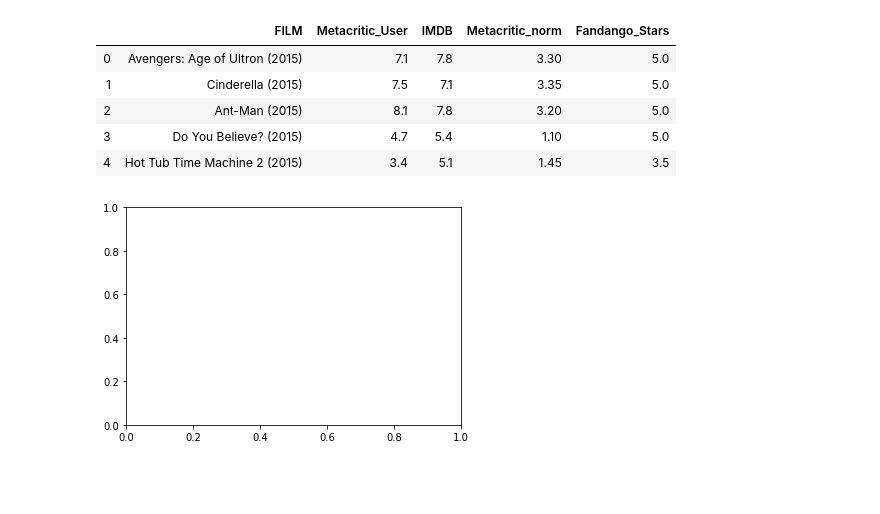
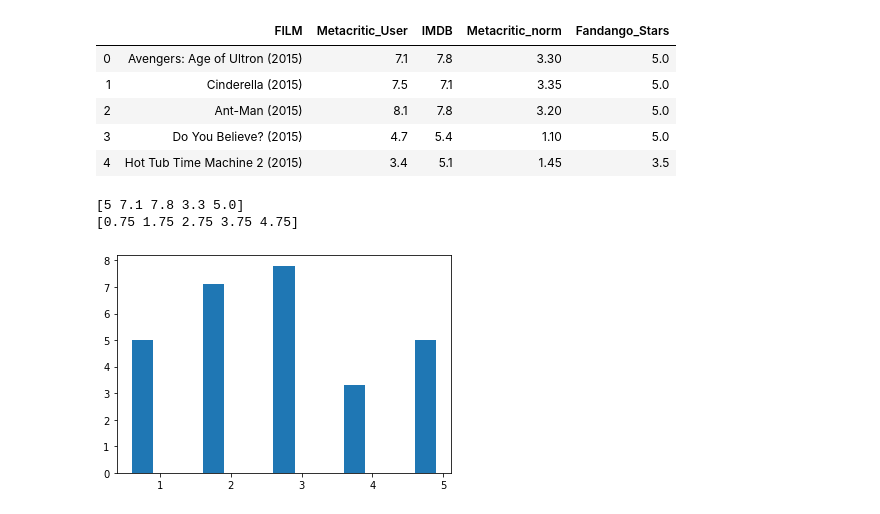
Before and after one commit to TOMMYWHY/python_advance_learning, a Jupyter notebook: 020_dataMining/matplotlib_learning02.ipynb, the cells around one changed output. Drawn from its saved outputs; the diff is of its cells as text; code cells hidden in the pictures; blank space fills up the shorter version.

```diff
--- a/020_dataMining/matplotlib_learning02.ipynb
+++ b/020_dataMining/matplotlib_learning02.ipynb
@@ -75,13 +74,16 @@ norm_reviews.head(5)
 | 3 | Do You Believe? (2015) | 4.7 | 5.4 | 1.10 | 5.0 |
 | 4 | Hot Tub Time Machine 2 (2015) | 3.4 | 5.1 | 1.45 | 3.5 |
 # %%
-bar_heights= norm_reviews.loc[0,num_cols].values
-# print(type(bar_heights))
+bar_heights= norm_reviews.loc[0,num_cols].values # 尴尬， 不知道为什么list第一个元素 是 字符串
+bar_heights[0]= 5
+print(bar_heights)
 bar_postions = np.arange(5)+0.75
-# print(type(bar_postions))
+print(bar_postions)
 fig = plt.figure()
 ax1 = fig.add_subplot()
-# ax.bar(bar_postions,bar_heights,0.3)   # error ??????
+ax1.bar( bar_postions,bar_heights,0.3)
 plt.show()
 # %% [output]
+[5 7.1 7.8 3.3 5.0]
+[0.75 1.75 2.75 3.75 4.75]
-[figure, old version]
+[figure, new version]
```
Also changed, not shown: parts of 4 cells of this notebook.
